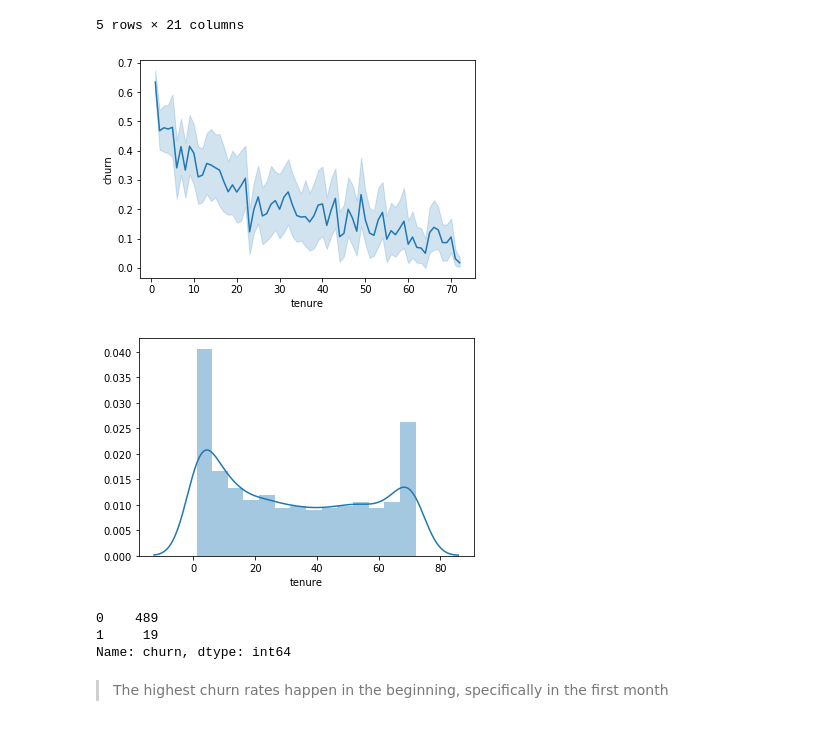
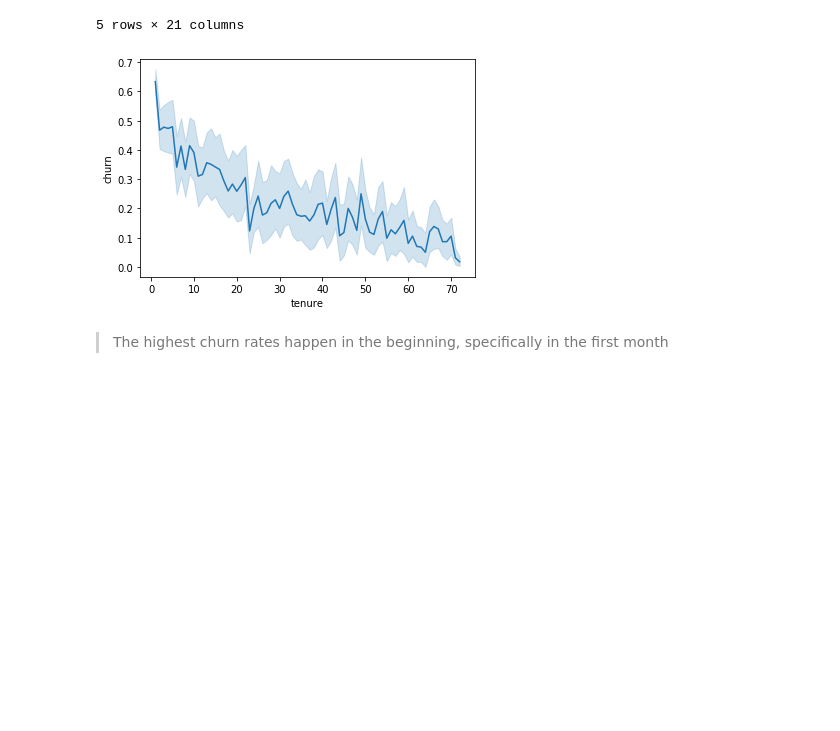
Before and after one commit to misty-garcia/telco-churn-project, a Jupyter notebook: telco_pipeline.ipynb, the cells around one changed output. Cells and saved outputs as stored; diff of their text form; code cells hidden in the pictures; blank space fills up the shorter version.

```diff
--- a/telco_pipeline.ipynb
+++ b/telco_pipeline.ipynb
@@ -339,17 +339,10 @@ memory usage: 966.8+ KB
 # %%
 sns.lineplot(x="tenure", y="churn", data=train1)
 plt.show()
-sns.distplot(train1[["tenure","churn"]].tenure)
-plt.show()
+# sns.distplot(train1[["tenure","churn"]].tenure)
+# plt.show()
 # %% [output]
-[figure, old version]
+[figure, new version]
-[figure, removed]
-# %%
-train [train1.tenure >= 70].churn.value_counts()
-# %% [output]
-0    489
-1     19
-Name: churn, dtype: int64
 # %% [markdown]
 > The highest churn rates happen in the beginning, specifically in the first month
 # %% [markdown]
```
Also changed, not shown: parts of 20 cells of this notebook.
